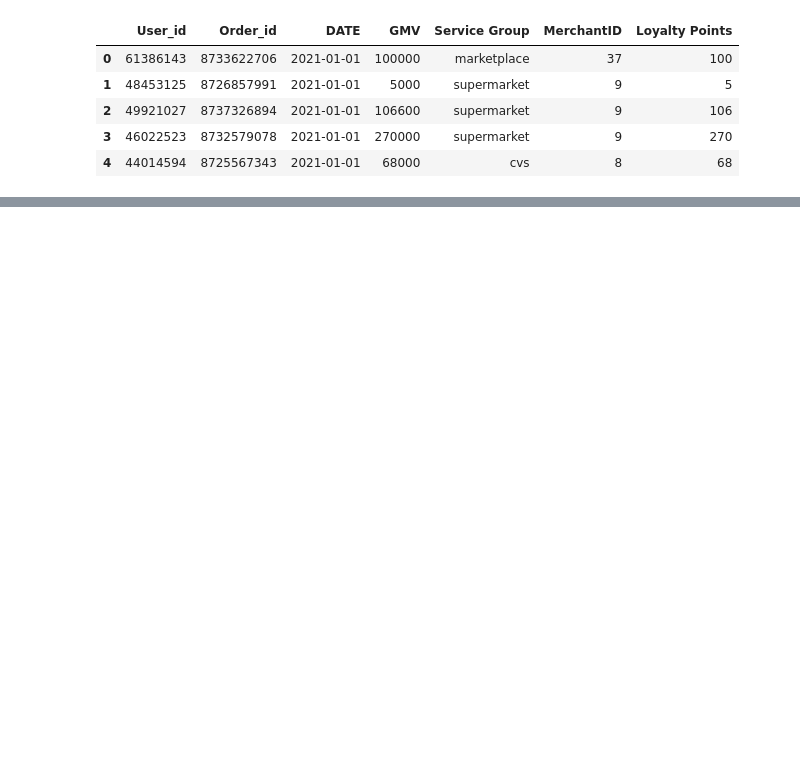
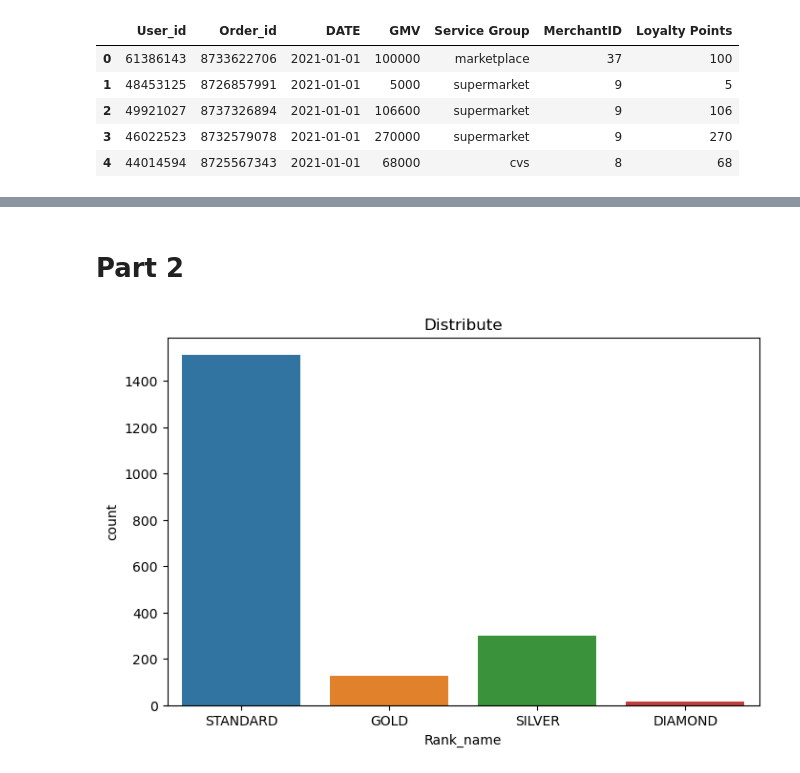
Before and after one commit to DONG2209/Shoppe_sale, a Jupyter notebook: momo.ipynb, the cells around one changed output, grey strips where cells are left out. Saved outputs shown, nothing was run; the diff lists cells and outputs as text; code cells hidden in the pictures; blank space fills up the shorter version.

```diff
--- a/momo.ipynb
+++ b/momo.ipynb
@@ -132,0 +164,2 @@ Name: Rank_name, dtype: int64
+# %%
+Loyalty_Ranking['Class ID'] = Loyalty_Ranking['Class ID'].astype(str)
@@ -132,0 +241,8 @@ Name: Rank_name, dtype: int64
+# %% [markdown]
+# Part 2
+# %%
+fig,ax=plt.subplots(figsize=(8,5))
+sns.countplot(data=Loyalty_Ranking,x='Rank_name')
+ax.set(title="Distribute");
+# %% [output]
+[figure, added]
```
Also changed, not shown: parts of 39 cells of this notebook.
